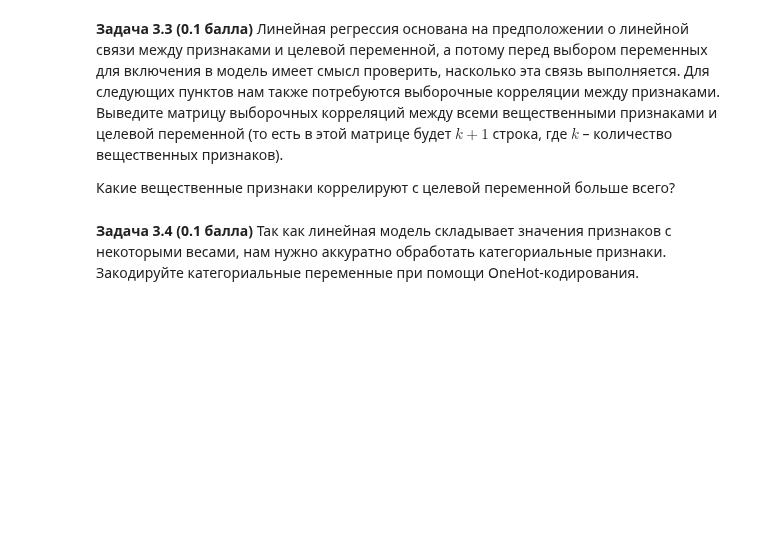
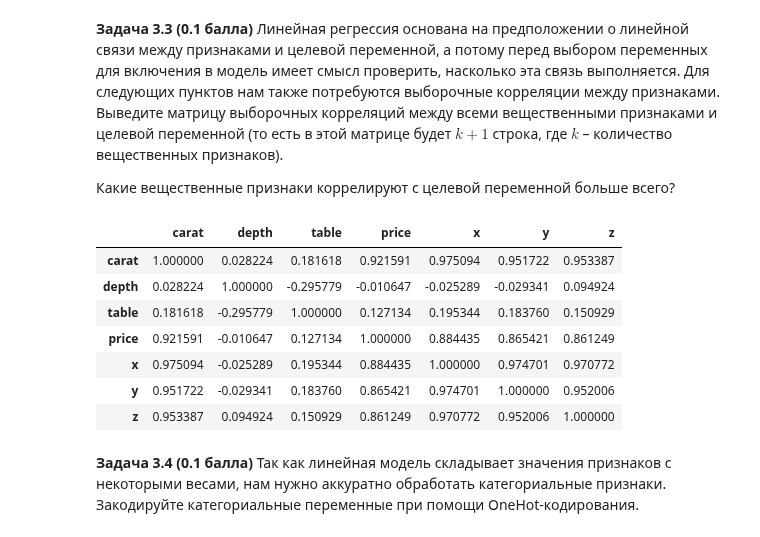
Before and after one commit to TyurinIvan/iad2021, a Jupyter notebook: hw4/hw04.ipynb, the cells around one changed output. Saved outputs shown, nothing was run; the diff lists cells and outputs as text; code cells hidden in the pictures; blank space fills up the shorter version.

```diff
--- a/hw4/hw04.ipynb
+++ b/hw4/hw04.ipynb
@@ -351,5 +333,16 @@ data.head(5)
 **Задача 3.3 (0.1 балла)** Линейная регрессия основана на предположении о линейной связи между признаками и целевой переменной, а потому перед выбором переменных для включения в модель имеет смысл проверить, насколько эта связь выполняется. Для следующих пунктов нам также потребуются выборочные корреляции между признаками. Выведите матрицу выборочных корреляций между всеми вещественными признаками и целевой переменной (то есть в этой матрице будет $k+1$ строка, где $k$ – количество вещественных признаков).
 
 Какие вещественные признаки коррелируют с целевой переменной больше всего?
+# %%
+df.corr() # С целевой переменной больше всего коррелируют carat, x, y, z
+# %% [output]
+|  | carat | depth | table | price | x | y | z |
+| carat | 1.000000 | 0.028224 | 0.181618 | 0.921591 | 0.975094 | 0.951722 | 0.953387 |
+| depth | 0.028224 | 1.000000 | -0.295779 | -0.010647 | -0.025289 | -0.029341 | 0.094924 |
+| table | 0.181618 | -0.295779 | 1.000000 | 0.127134 | 0.195344 | 0.183760 | 0.150929 |
+| price | 0.921591 | -0.010647 | 0.127134 | 1.000000 | 0.884435 | 0.865421 | 0.861249 |
+| x | 0.975094 | -0.025289 | 0.195344 | 0.884435 | 1.000000 | 0.974701 | 0.970772 |
+| y | 0.951722 | -0.029341 | 0.183760 | 0.865421 | 0.974701 | 1.000000 | 0.952006 |
+| z | 0.953387 | 0.094924 | 0.150929 | 0.861249 | 0.970772 | 0.952006 | 1.000000 |
 # %% [markdown]
 **Задача 3.4 (0.1 балла)** Так как линейная модель складывает значения признаков с некоторыми весами, нам нужно аккуратно обработать категориальные признаки. Закодируйте категориальные переменные при помощи OneHot-кодирования.
```
Also changed, not shown: parts of 24 cells of this notebook.
